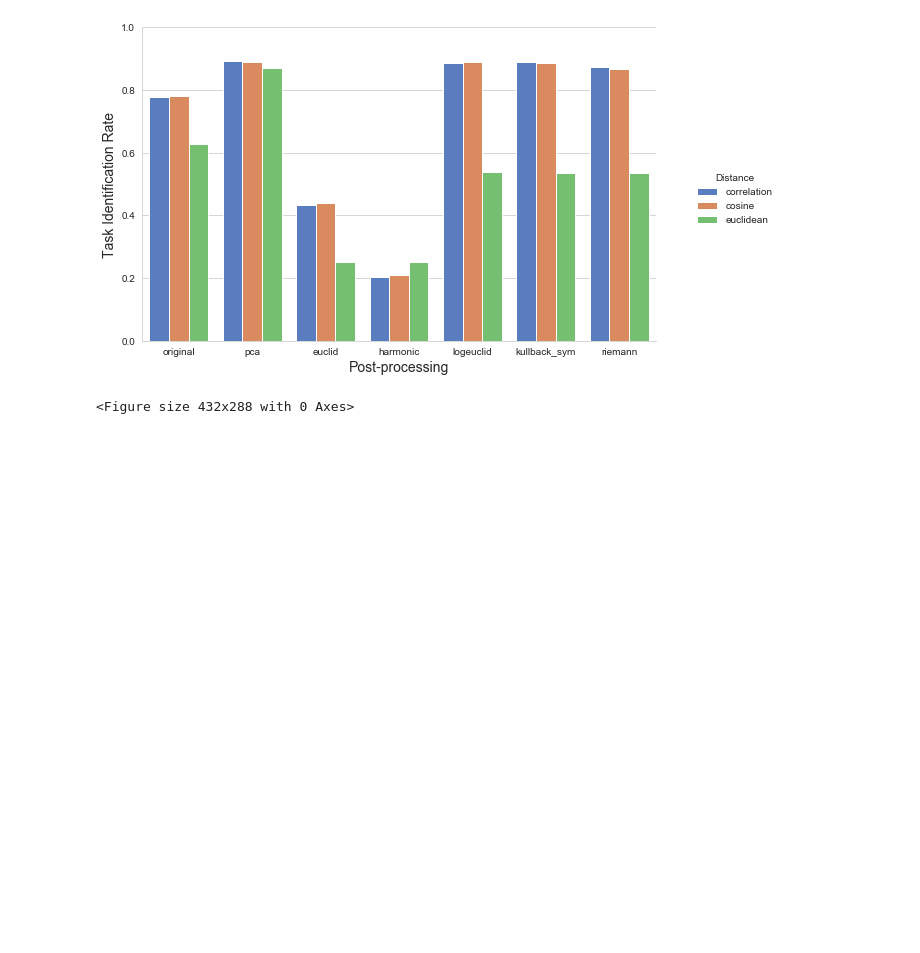
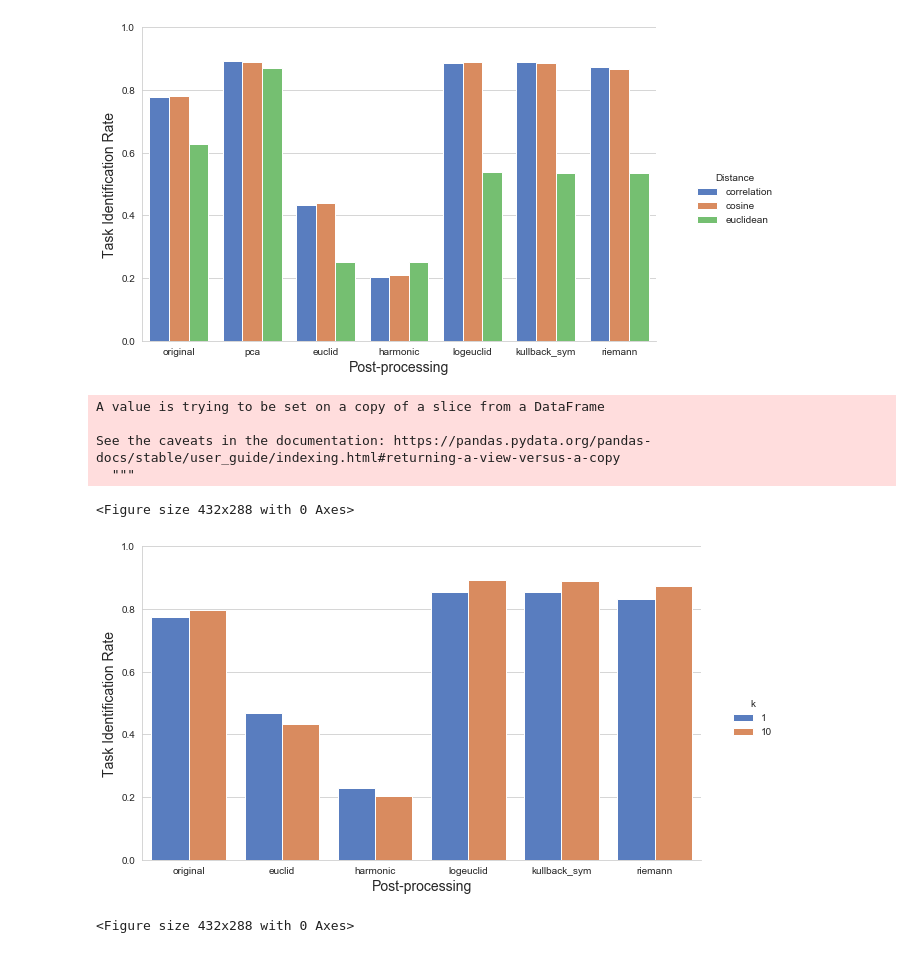
Before and after one commit to mwang29/fmri_learning, a Jupyter notebook: results/Data Visualizations.ipynb, the cells around one changed output. Cells and saved outputs as stored; diff of their text form; code cells hidden in the pictures; blank space fills up the shorter version.

```diff
--- a/results/Data Visualizations.ipynb
+++ b/results/Data Visualizations.ipynb
@@ -233,6 +240,30 @@ plt.show()
 # %% [output]
 <Figure size 432x288 with 0 Axes>
 [figure]
+# %%
+distances = pd.read_csv('tasks/distances_tangent_new.csv', names=["Type", "Task Identification Rate"])
+new = distances["Type"].str.rsplit("_", n = 1, expand = True)
+distances['Post-processing'] = new[0]
+distances['k'] = new[1]
+distances['Post-processing'][distances['Post-processing']=='none'] = 'original'
+distances.drop(columns =["Type"], inplace = True)
+distances.head()
+
+
+sns.set_style("whitegrid")
+plt.tight_layout()
+ref_plot = sns.catplot(x="Post-processing", y="Task Identification Rate", hue="k", data=distances,
+                height=6, kind="bar", palette="muted", legend_out=True).set(ylim=(0, 1))
+ref_plot.fig.set_size_inches(10,5)
+plt.savefig('tasks/distance_task_new.eps', bbox_inches='tight', transparent=True)
+plt.show()
+# %% [output]
+A value is trying to be set on a copy of a slice from a DataFrame
+
+See the caveats in the documentation: https://pandas.pydata.org/pandas-docs/stable/user_guide/indexing.html#returning-a-view-versus-a-copy
+  """
+<Figure size 432x288 with 0 Axes>
+[figure, added]
 # %%
 distances = pd.read_csv('tasks/distances_k.csv', names=["Type", "Task Identification Rate"])
 new = distances["Type"].str.rsplit("_", n = 1, expand = True)
```
Also changed, not shown: parts of 3 cells of this notebook, 7 other files.
